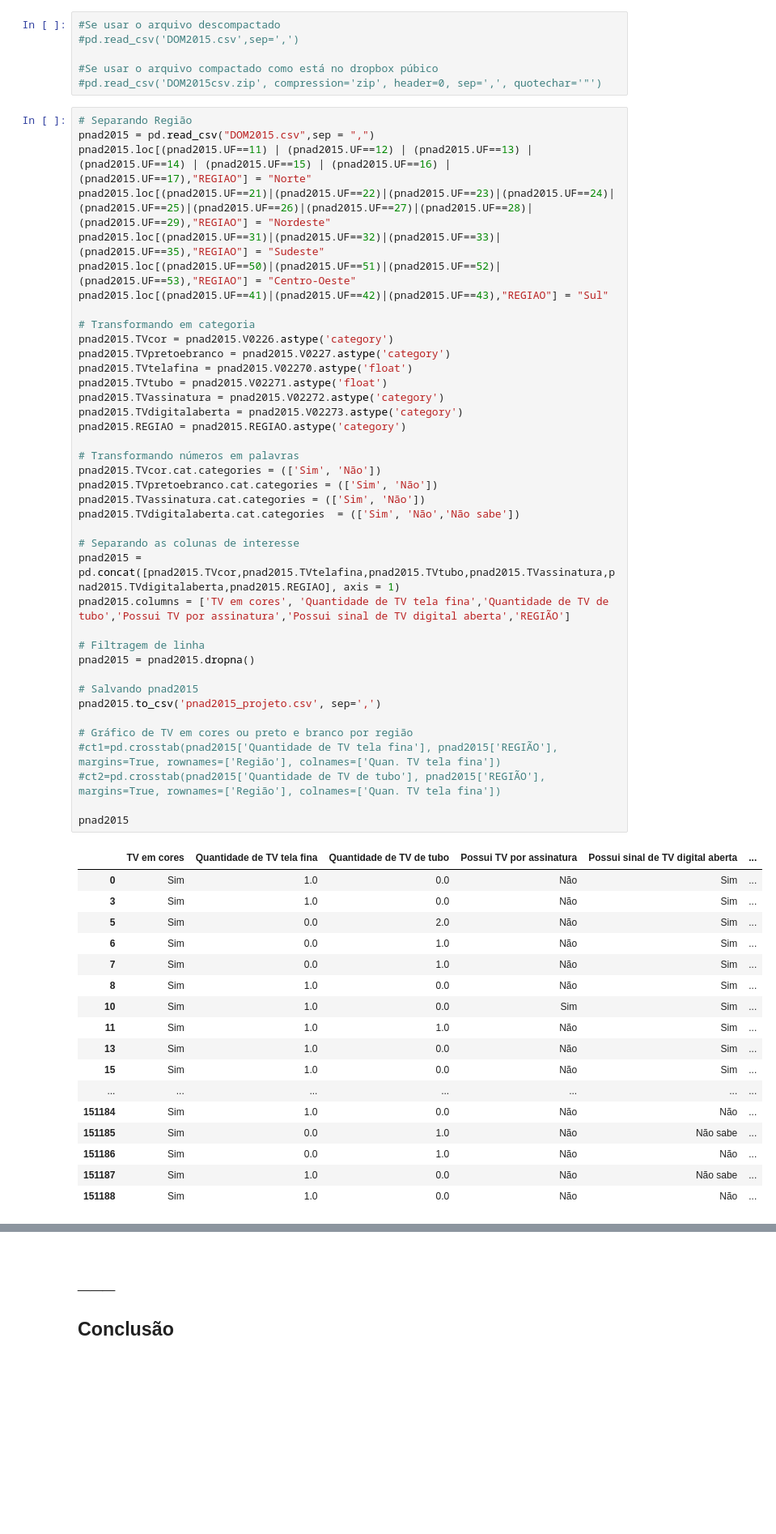
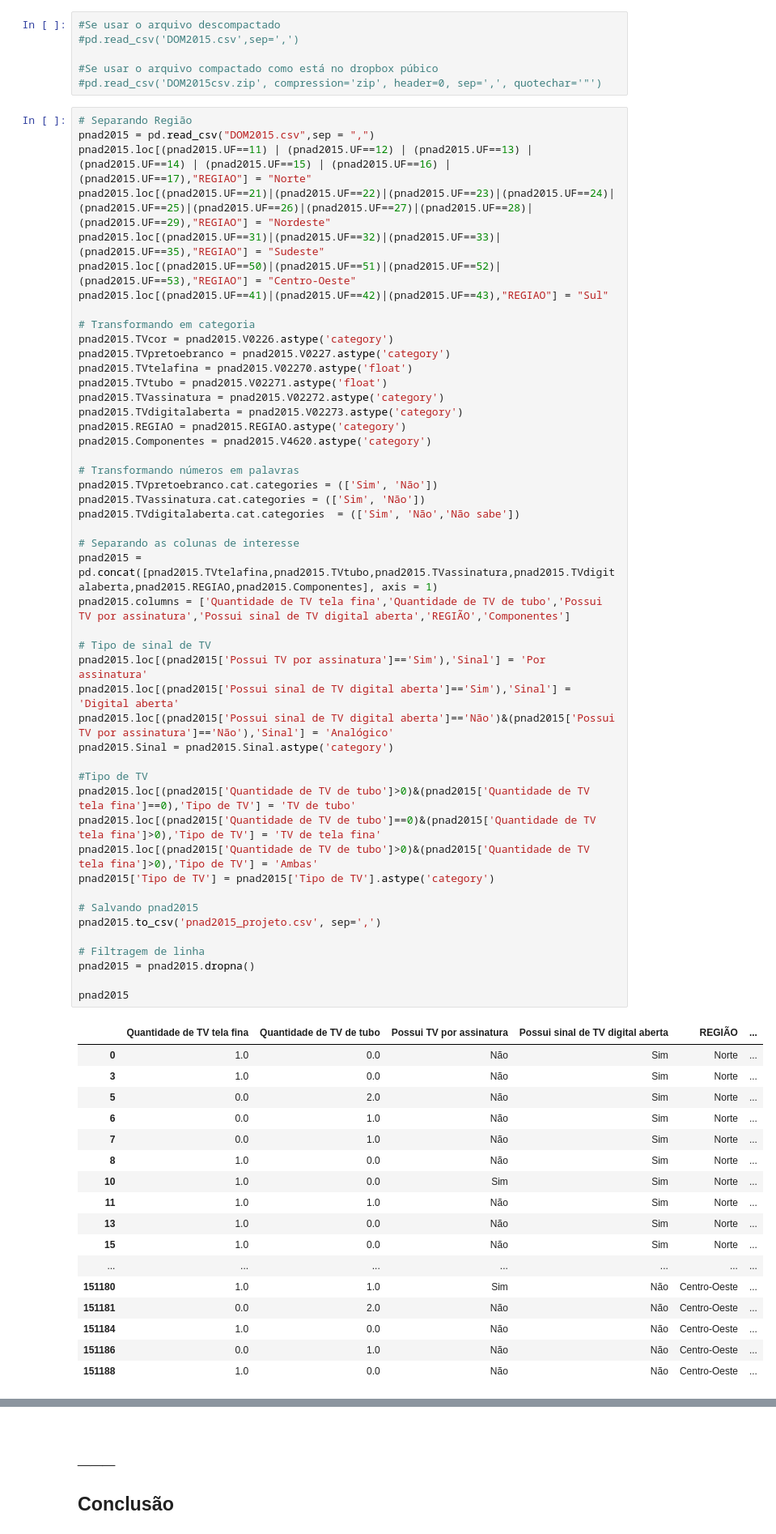
Before and after one commit to gabriellm1/Ci-nciaDosDados, a Jupyter notebook: Projeto1.ipynb, the cells around one changed output, grey strips where cells are left out. Shown at 81% size. Cells and saved outputs as stored; diff of their text form; blank space fills up the shorter version.

Commit message:
Novos gráficos de variáveis n

```diff
--- a/Projeto1.ipynb
+++ b/Projeto1.ipynb
@@ -47,57 +64,65 @@ C:\Users\gabri\OneDrive\Documentos\Insper\2_semestre\Ciência dos Dados\Projeto1
 # %%
 # Separando Região
 pnad2015 = pd.read_csv("DOM2015.csv",sep = ",")
 pnad2015.loc[(pnad2015.UF==11) | (pnad2015.UF==12) | (pnad2015.UF==13) | (pnad2015.UF==14) | (pnad2015.UF==15) | (pnad2015.UF==16) | (pnad2015.UF==17),"REGIAO"] = "Norte"
 pnad2015.loc[(pnad2015.UF==21)|(pnad2015.UF==22)|(pnad2015.UF==23)|(pnad2015.UF==24)|(pnad2015.UF==25)|(pnad2015.UF==26)|(pnad2015.UF==27)|(pnad2015.UF==28)|(pnad2015.UF==29),"REGIAO"] = "Nordeste"
 pnad2015.loc[(pnad2015.UF==31)|(pnad2015.UF==32)|(pnad2015.UF==33)|(pnad2015.UF==35),"REGIAO"] = "Sudeste"
 pnad2015.loc[(pnad2015.UF==50)|(pnad2015.UF==51)|(pnad2015.UF==52)|(pnad2015.UF==53),"REGIAO"] = "Centro-Oeste"
 pnad2015.loc[(pnad2015.UF==41)|(pnad2015.UF==42)|(pnad2015.UF==43),"REGIAO"] = "Sul"
 
 # Transformando em categoria
 pnad2015.TVcor = pnad2015.V0226.astype('category')
 pnad2015.TVpretoebranco = pnad2015.V0227.astype('category')
 pnad2015.TVtelafina = pnad2015.V02270.astype('float')
 pnad2015.TVtubo = pnad2015.V02271.astype('float')
 pnad2015.TVassinatura = pnad2015.V02272.astype('category')
 pnad2015.TVdigitalaberta = pnad2015.V02273.astype('category')
 pnad2015.REGIAO = pnad2015.REGIAO.astype('category')
+pnad2015.Componentes = pnad2015.V4620.astype('category')
 
 # Transformando números em palavras
-pnad2015.TVcor.cat.categories = (['Sim', 'Não'])
 pnad2015.TVpretoebranco.cat.categories = (['Sim', 'Não'])
 pnad2015.TVassinatura.cat.categories = (['Sim', 'Não'])
 pnad2015.TVdigitalaberta.cat.categories  = (['Sim', 'Não','Não sabe'])
 
 # Separando as colunas de interesse
-pnad2015 = pd.concat([pnad2015.TVcor,pnad2015.TVtelafina,pnad2015.TVtubo,pnad2015.TVassinatura,pnad2015.TVdigitalaberta,pnad2015.REGIAO], axis = 1)
-pnad2015.columns = ['TV em cores', 'Quantidade de TV tela fina','Quantidade de TV de tubo','Possui TV por assinatura','Possui sinal de TV digital aberta','REGIÃO']
+pnad2015 = pd.concat([pnad2015.TVtelafina,pnad2015.TVtubo,pnad2015.TVassinatura,pnad2015.TVdigitalaberta,pnad2015.REGIAO,pnad2015.Componentes], axis = 1)
+pnad2015.columns = ['Quantidade de TV tela fina','Quantidade de TV de tubo','Possui TV por assinatura','Possui sinal de TV digital aberta','REGIÃO','Componentes']
+
+# Tipo de sinal de TV
+pnad2015.loc[(pnad2015['Possui TV por assinatura']=='Sim'),'Sinal'] = 'Por assinatura'
+pnad2015.loc[(pnad2015['Possui sinal de TV digital aberta']=='Sim'),'Sinal'] = 'Digital aberta'
+pnad2015.loc[(pnad2015['Possui sinal de TV digital aberta']=='Não')&(pnad2015['Possui TV por assinatura']=='Não'),'Sinal'] = 'Analógico'
+pnad2015.Sinal = pnad2015.Sinal.astype('category')
+
+#Tipo de TV
+pnad2015.loc[(pnad2015['Quantidade de TV de tubo']>0)&(pnad2015['Quantidade de TV tela fina']==0),'Tipo de TV'] = 'TV de tubo'
+pnad2015.loc[(pnad2015['Quantidade de TV de tubo']==0)&(pnad2015['Quantidade de TV tela fina']>0),'Tipo de TV'] = 'TV de tela fina'
+pnad2015.loc[(pnad2015['Quantidade de TV de tubo']>0)&(pnad2015['Quantidade de TV tela fina']>0),'Tipo de TV'] = 'Ambas'
+pnad2015['Tipo de TV'] = pnad2015['Tipo de TV'].astype('category')
+
+# Salvando pnad2015
+pnad2015.to_csv('pnad2015_projeto.csv', sep=',')
 
 # Filtragem de linha
 pnad2015 = pnad2015.dropna()
 
-# Salvando pnad2015
-pnad2015.to_csv('pnad2015_projeto.csv', sep=',')
-
-# Gráfico de TV em cores ou preto e branco por região
-#ct1=pd.crosstab(pnad2015['Quantidade de TV tela fina'], pnad2015['REGIÃO'], margins=True, rownames=['Região'], colnames=['Quan. TV tela fina'])
-#ct2=pd.crosstab(pnad2015['Quantidade de TV de tubo'], pnad2015['REGIÃO'], margins=True, rownames=['Região'], colnames=['Quan. TV tela fina'])
-
 pnad2015
 # %% [output]
-|  | TV em cores | Quantidade de TV tela fina | Quantidade de TV de tubo | Possui TV por assinatura | Possui sinal de TV digital aberta | ... |
-| 0 | Sim | 1.0 | 0.0 | Não | Sim | ... |
-| 3 | Sim | 1.0 | 0.0 | Não | Sim | ... |
-| 5 | Sim | 0.0 | 2.0 | Não | Sim | ... |
-| 6 | Sim | 0.0 | 1.0 | Não | Sim | ... |
-| 7 | Sim | 0.0 | 1.0 | Não | Sim | ... |
-| 8 | Sim | 1.0 | 0.0 | Não | Sim | ... |
-| 10 | Sim | 1.0 | 0.0 | Sim | Sim | ... |
-| 11 | Sim | 1.0 | 1.0 | Não | Sim | ... |
-| 13 | Sim | 1.0 | 0.0 | Não | Sim | ... |
-| 15 | Sim | 1.0 | 0.0 | Não | Sim | ... |
+|  | Quantidade de TV tela fina | Quantidade de TV de tubo | Possui TV por assinatura | Possui sinal de TV digital aberta | REGIÃO | ... |
+| 0 | 1.0 | 0.0 | Não | Sim | Norte | ... |
+| 3 | 1.0 | 0.0 | Não | Sim | Norte | ... |
+| 5 | 0.0 | 2.0 | Não | Sim | Norte | ... |
+| 6 | 0.0 | 1.0 | Não | Sim | Norte | ... |
+| 7 | 0.0 | 1.0 | Não | Sim | Norte | ... |
+| 8 | 1.0 | 0.0 | Não | Sim | Norte | ... |
+| 10 | 1.0 | 0.0 | Sim | Sim | Norte | ... |
+| 11 | 1.0 | 1.0 | Não | Sim | Norte | ... |
+| 13 | 1.0 | 0.0 | Não | Sim | Norte | ... |
+| 15 | 1.0 | 0.0 | Não | Sim | Norte | ... |
 | ... | ... | ... | ... | ... | ... | ... |
-| 151184 | Sim | 1.0 | 0.0 | Não | Não | ... |
-| 151185 | Sim | 0.0 | 1.0 | Não | Não sabe | ... |
-| 151186 | Sim | 0.0 | 1.0 | Não | Não | ... |
-| 151187 | Sim | 1.0 | 0.0 | Não | Não sabe | ... |
-| 151188 | Sim | 1.0 | 0.0 | Não | Não | ... |
+| 151180 | 1.0 | 1.0 | Sim | Não | Centro-Oeste | ... |
+| 151181 | 0.0 | 2.0 | Não | Não | Centro-Oeste | ... |
+| 151184 | 1.0 | 0.0 | Não | Não | Centro-Oeste | ... |
+| 151186 | 0.0 | 1.0 | Não | Não | Centro-Oeste | ... |
+| 151188 | 1.0 | 0.0 | Não | Não | Centro-Oeste | ... |
```
Also changed, not shown: parts of 9 cells of this notebook.
